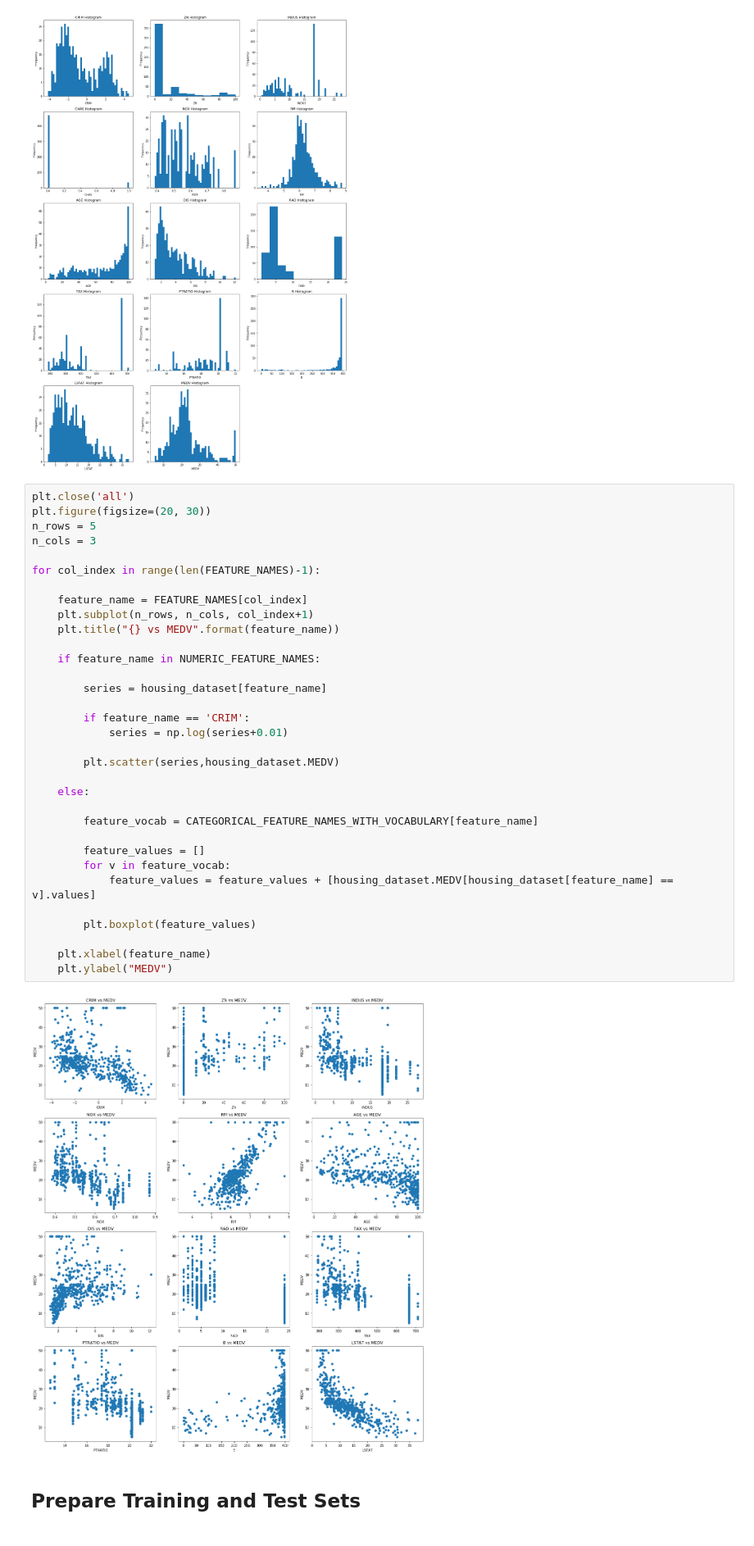
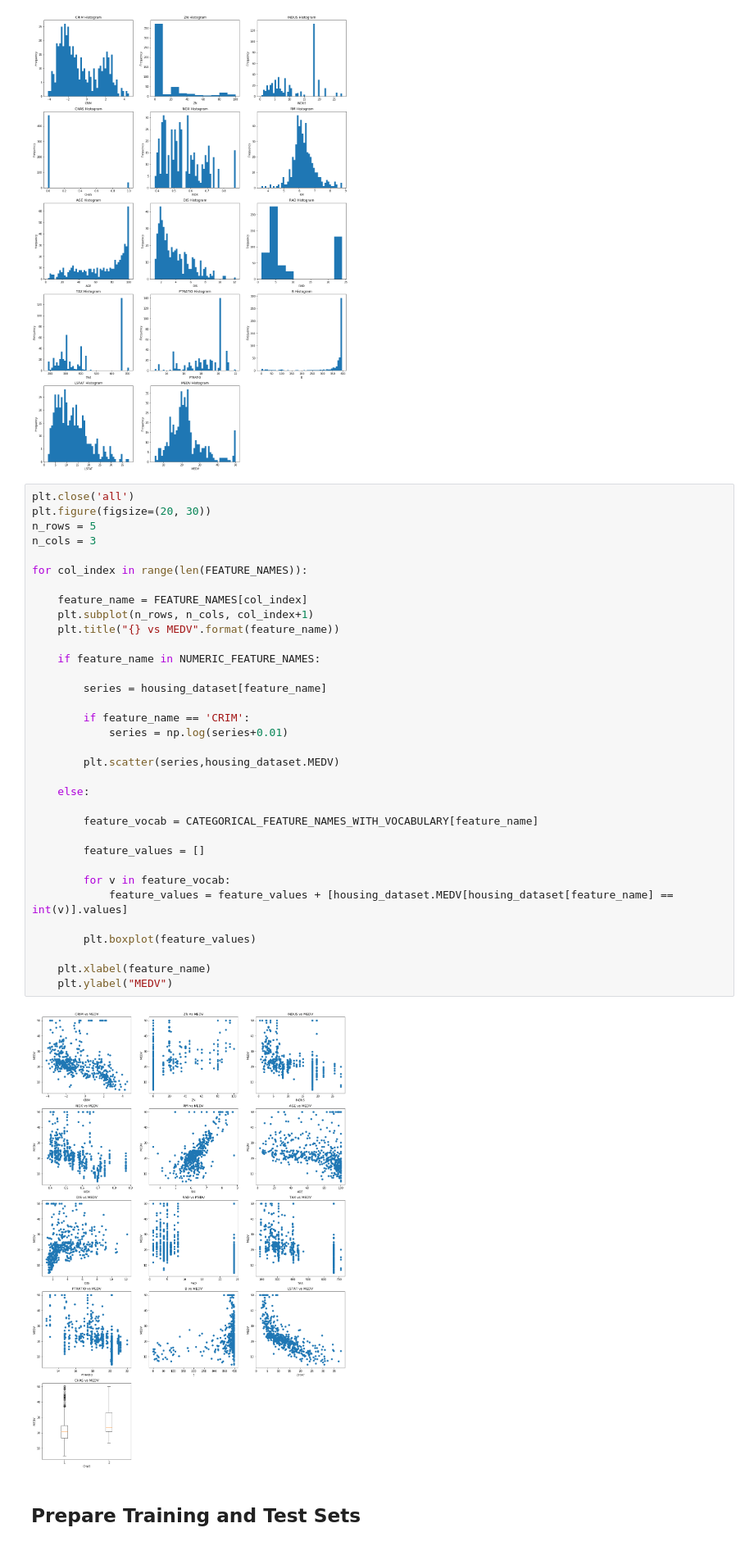
Before and after one commit to GoogleCloudPlatform/tf-estimator-tutorials, a Jupyter notebook: 01 - Regression/08.0 - TF Regression Example - Housing Price Estimation + Features Scaling.ipynb, the cells around one changed output. Shown at 82% size. Cells and saved outputs as stored; diff of their text form.

```diff
--- a/01 - Regression/08.0 - TF Regression Example - Housing Price Estimation + Features Scaling.ipynb
+++ b/01 - Regression/08.0 - TF Regression Example - Housing Price Estimation + Features Scaling.ipynb
@@ -109,35 +108,36 @@ plt.close('all')
 plt.figure(figsize=(20, 30))
 n_rows = 5
 n_cols = 3
 
-for col_index in range(len(FEATURE_NAMES)-1):
+for col_index in range(len(FEATURE_NAMES)):
 
     feature_name = FEATURE_NAMES[col_index]
     plt.subplot(n_rows, n_cols, col_index+1)
     plt.title("{} vs MEDV".format(feature_name))
 
     if feature_name in NUMERIC_FEATURE_NAMES:
 
         series = housing_dataset[feature_name]
 
         if feature_name == 'CRIM':
             series = np.log(series+0.01)
 
         plt.scatter(series,housing_dataset.MEDV)
 
     else:
 
         feature_vocab = CATEGORICAL_FEATURE_NAMES_WITH_VOCABULARY[feature_name]
 
         feature_values = []
+
         for v in feature_vocab:
-            feature_values = feature_values + [housing_dataset.MEDV[housing_dataset[feature_name] == v].values]
+            feature_values = feature_values + [housing_dataset.MEDV[housing_dataset[feature_name] == int(v)].values]
 
         plt.boxplot(feature_values)
 
     plt.xlabel(feature_name)
     plt.ylabel("MEDV")
 # %% [output]
-[figure, old version]
+[figure, new version]
 # %% [markdown]
 ## Prepare Training and Test Sets
```
Also changed, not shown: parts of 22 cells of this notebook, 1 other file.
